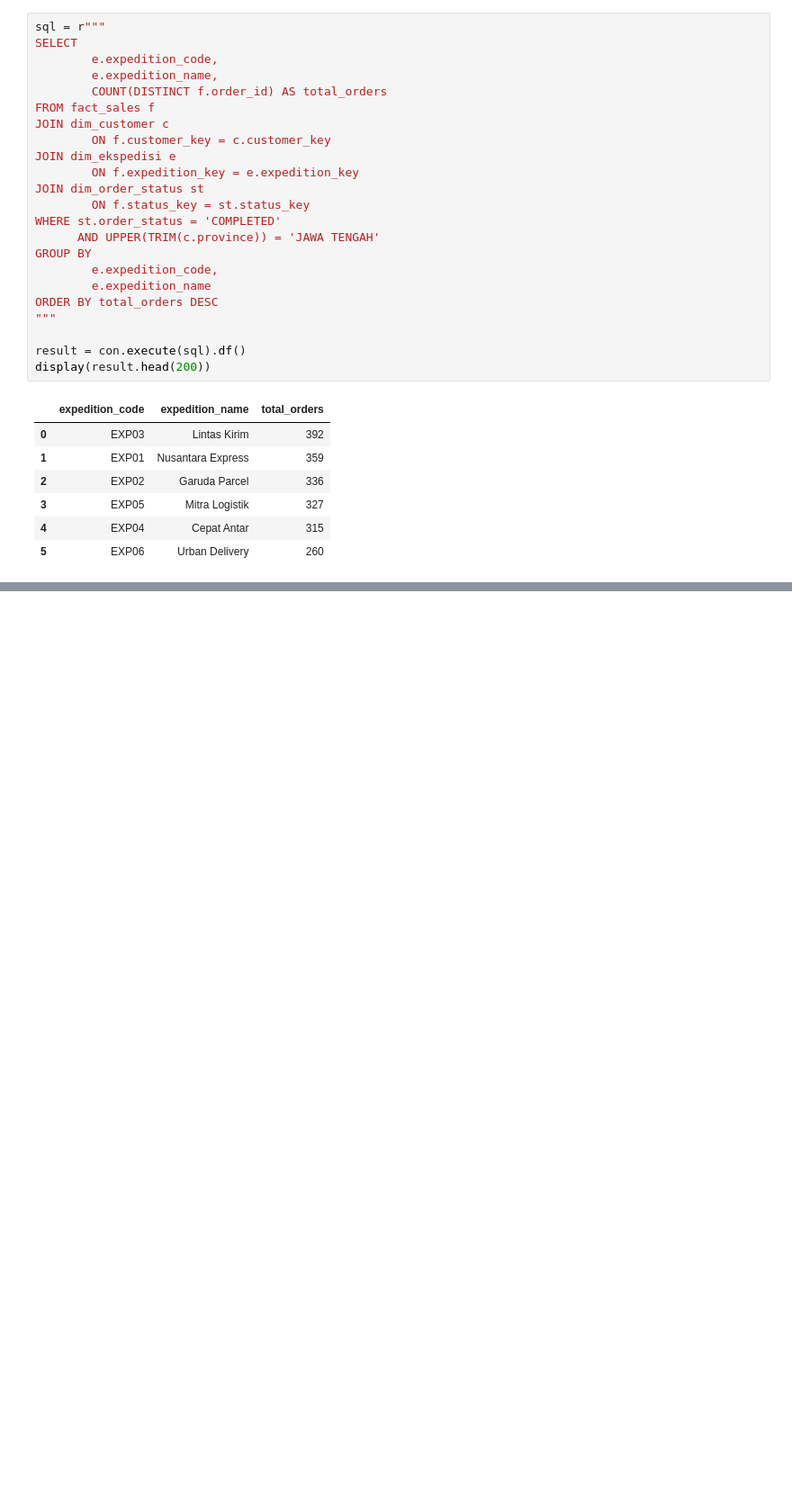
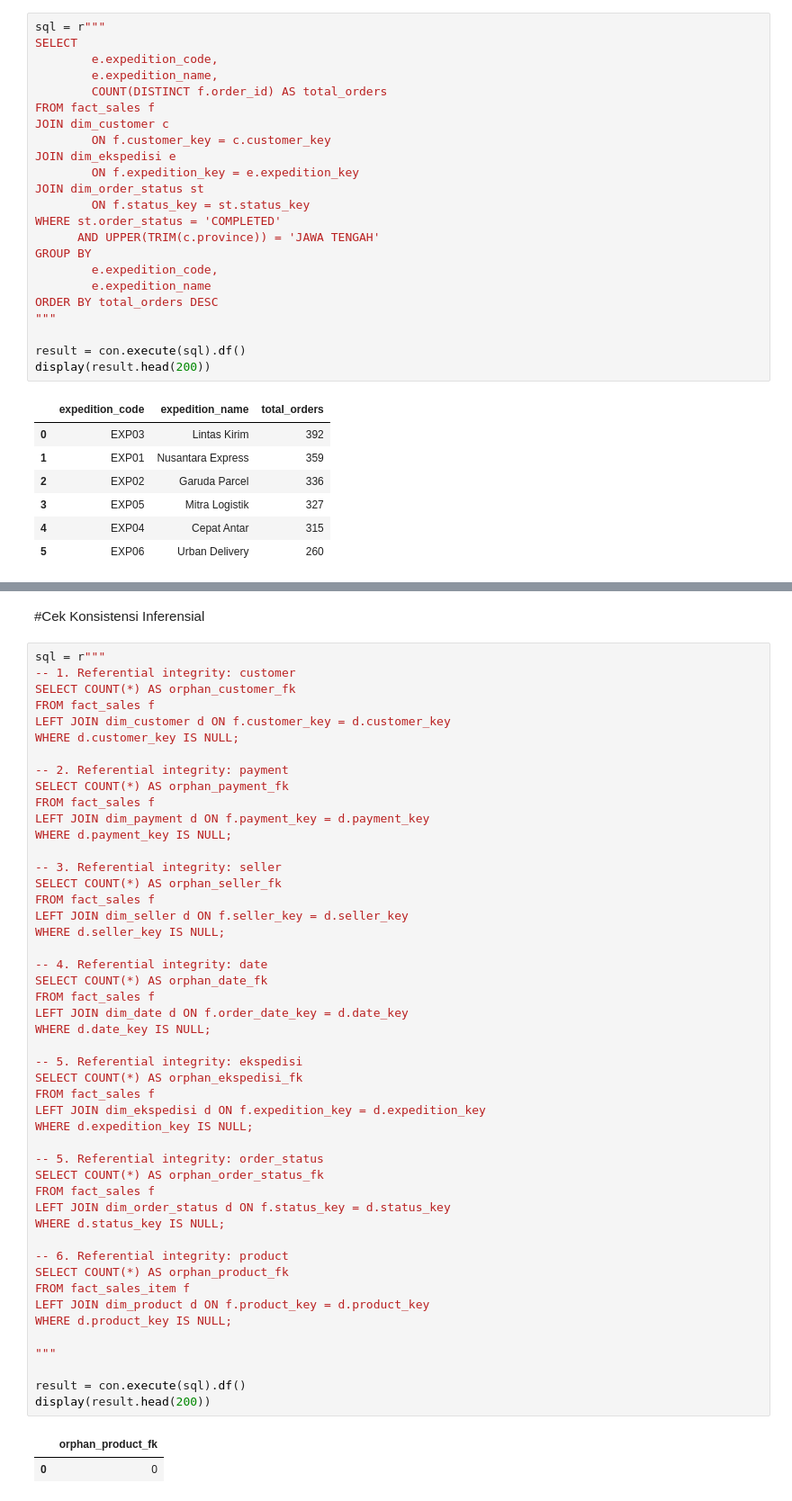
Before and after one commit to padmadicahyo/Tugas-Data-Warehouse, a Jupyter notebook: Tugas_DWBI_Padmadi_Cahyo_Wibowo.ipynb, the cells around one changed output, grey strips where cells are left out. Shown at 90% size. Cells and saved outputs as stored; diff of their text form; blank space fills up the shorter version.

```diff
--- a/Tugas_DWBI_Padmadi_Cahyo_Wibowo.ipynb
+++ b/Tugas_DWBI_Padmadi_Cahyo_Wibowo.ipynb
@@ -1443,0 +1517,53 @@ display(result.head(200))
+# %% [markdown]
+#Cek Konsistensi Inferensial
+# %%
+sql = r"""
+-- 1. Referential integrity: customer
+SELECT COUNT(*) AS orphan_customer_fk
+FROM fact_sales f
+LEFT JOIN dim_customer d ON f.customer_key = d.customer_key
+WHERE d.customer_key IS NULL;
+
+-- 2. Referential integrity: payment
+SELECT COUNT(*) AS orphan_payment_fk
+FROM fact_sales f
+LEFT JOIN dim_payment d ON f.payment_key = d.payment_key
+WHERE d.payment_key IS NULL;
+
+-- 3. Referential integrity: seller
+SELECT COUNT(*) AS orphan_seller_fk
+FROM fact_sales f
+LEFT JOIN dim_seller d ON f.seller_key = d.seller_key
+WHERE d.seller_key IS NULL;
+
+-- 4. Referential integrity: date
+SELECT COUNT(*) AS orphan_date_fk
+FROM fact_sales f
+LEFT JOIN dim_date d ON f.order_date_key = d.date_key
+WHERE d.date_key IS NULL;
+
+-- 5. Referential integrity: ekspedisi
+SELECT COUNT(*) AS orphan_ekspedisi_fk
+FROM fact_sales f
+LEFT JOIN dim_ekspedisi d ON f.expedition_key = d.expedition_key
+WHERE d.expedition_key IS NULL;
+
+-- 5. Referential integrity: order_status
+SELECT COUNT(*) AS orphan_order_status_fk
+FROM fact_sales f
+LEFT JOIN dim_order_status d ON f.status_key = d.status_key
+WHERE d.status_key IS NULL;
+
+-- 6. Referential integrity: product
+SELECT COUNT(*) AS orphan_product_fk
+FROM fact_sales_item f
+LEFT JOIN dim_product d ON f.product_key = d.product_key
+WHERE d.product_key IS NULL;
+
+"""
+
+result = con.execute(sql).df()
+display(result.head(200))
+# %% [output]
+|  | orphan_product_fk |
+| 0 | 0 |
```
Also changed, not shown: parts of 9 cells of this notebook, 1 other file.
